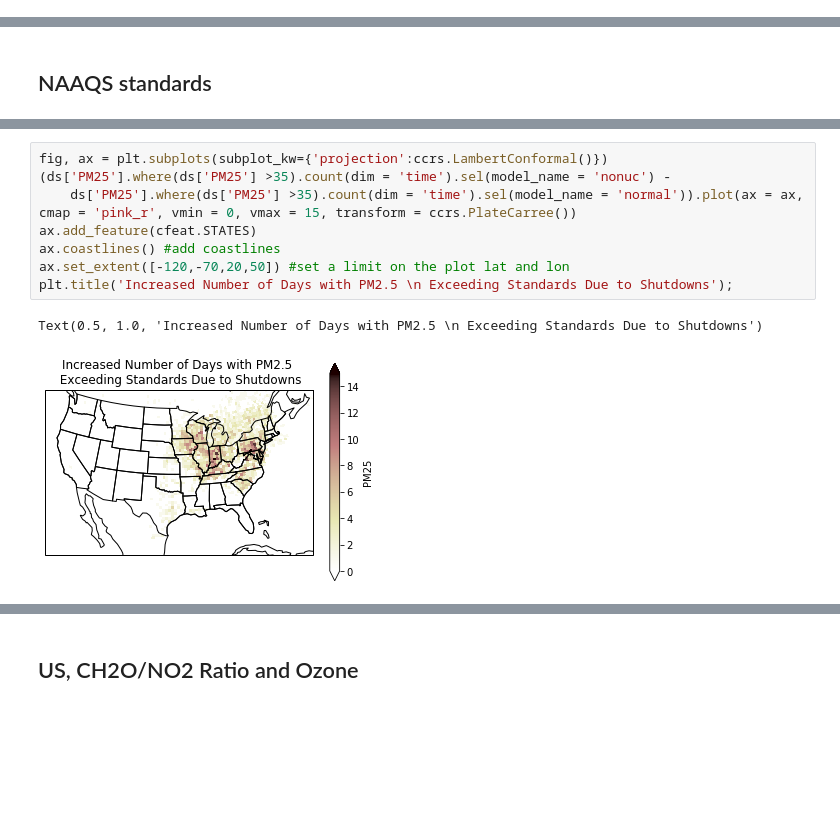
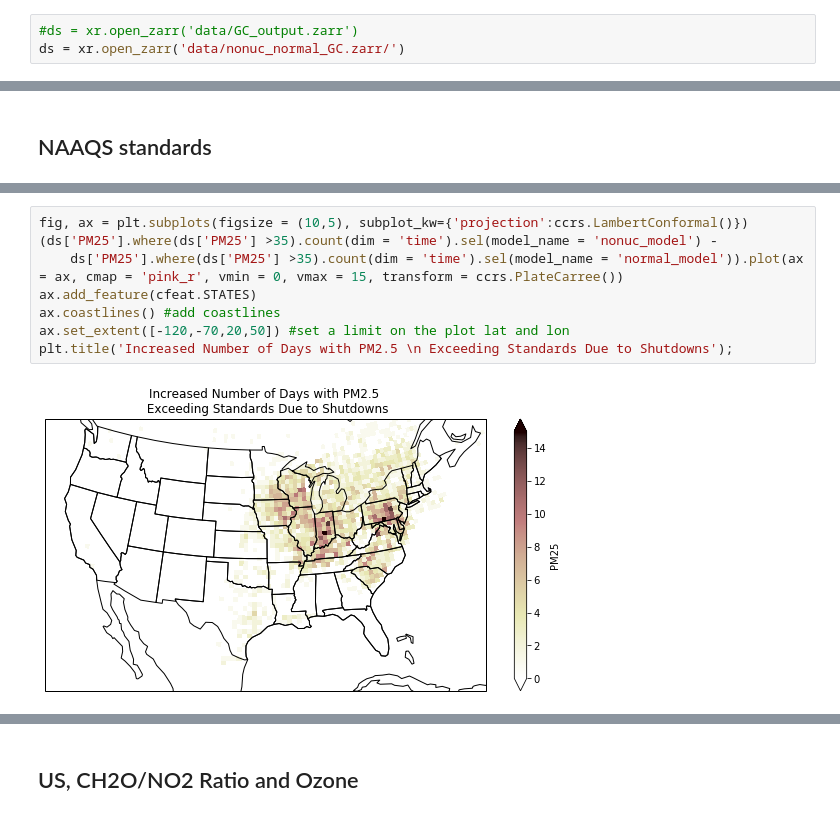
Before and after one commit to lfreese/us-ego, a Jupyter notebook: ego_nonuclear_project/normal-nonuc-analysis.ipynb, the cells around one changed output, grey strips where cells are left out. Cells and saved outputs as stored; diff of their text form; blank space fills up the shorter version.

```diff
--- a/ego_nonuclear_project/normal-nonuc-analysis.ipynb
+++ b/ego_nonuclear_project/normal-nonuc-analysis.ipynb
@@ -116,0 +43,3 @@ title :
+# %%
+#ds = xr.open_zarr('data/GC_output.zarr')
+ds = xr.open_zarr('data/nonuc_normal_GC.zarr/')
@@ -194,11 +149,10 @@ plotting.concentration_plot_seasonal_dif(ds = ds, seasons = ['JJA','DJF'], speci
 # %%
-fig, ax = plt.subplots(subplot_kw={'projection':ccrs.LambertConformal()})
-(ds['PM25'].where(ds['PM25'] >35).count(dim = 'time').sel(model_name = 'nonuc') -
-    ds['PM25'].where(ds['PM25'] >35).count(dim = 'time').sel(model_name = 'normal')).plot(ax = ax, cmap = 'pink_r', vmin = 0, vmax = 15, transform = ccrs.PlateCarree())
+fig, ax = plt.subplots(figsize = (10,5), subplot_kw={'projection':ccrs.LambertConformal()})
+(ds['PM25'].where(ds['PM25'] >35).count(dim = 'time').sel(model_name = 'nonuc_model') -
+    ds['PM25'].where(ds['PM25'] >35).count(dim = 'time').sel(model_name = 'normal_model')).plot(ax = ax, cmap = 'pink_r', vmin = 0, vmax = 15, transform = ccrs.PlateCarree())
 ax.add_feature(cfeat.STATES)
 ax.coastlines() #add coastlines
 ax.set_extent([-120,-70,20,50]) #set a limit on the plot lat and lon
 plt.title('Increased Number of Days with PM2.5 \n Exceeding Standards Due to Shutdowns');
 # %% [output]
-Text(0.5, 1.0, 'Increased Number of Days with PM2.5 \n Exceeding Standards Due to Shutdowns')
-[figure, old version]
+[figure, new version]
```
Also changed, not shown: parts of 15 cells of this notebook, 20 other files.
